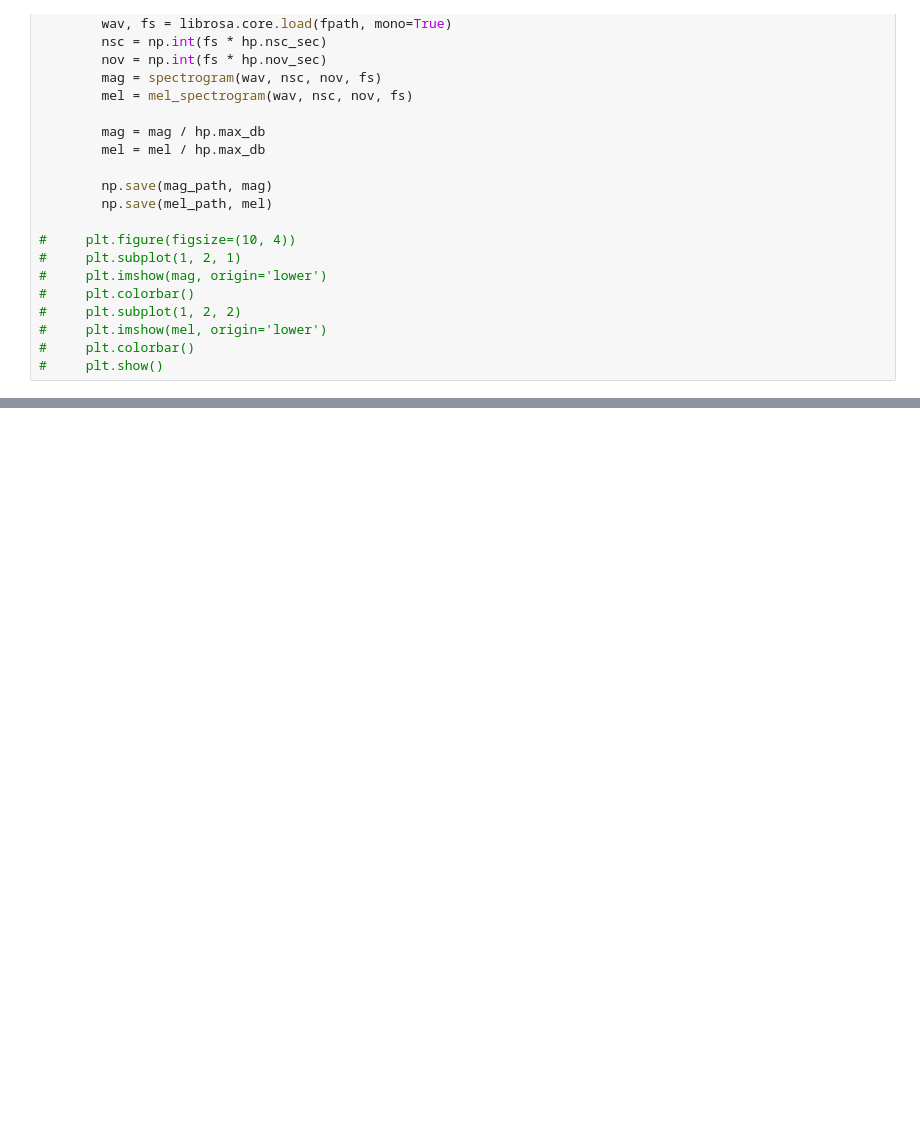
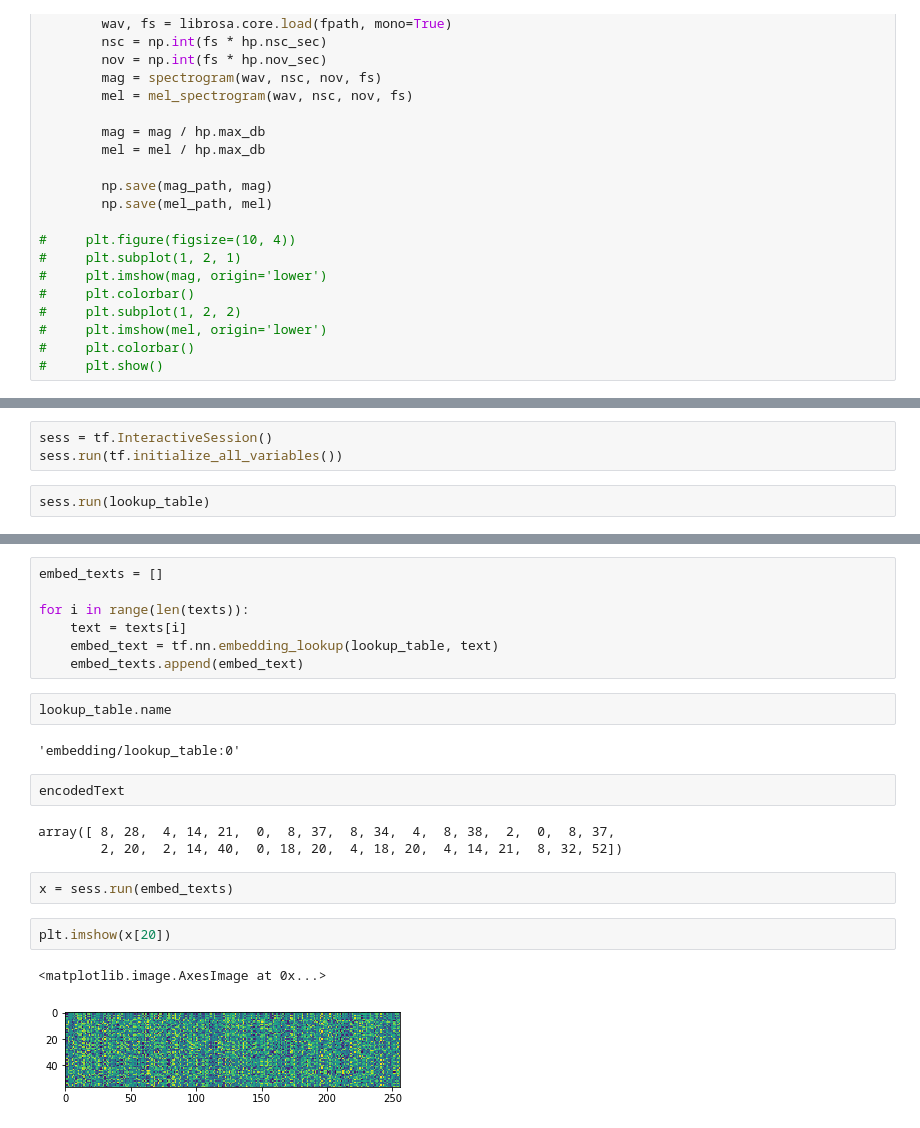
Before and after one commit to Joovvhan/tacotron-korean, a Jupyter notebook: src/main.ipynb, the cells around one changed output, grey strips where cells are left out. Saved outputs shown, nothing was run; the diff lists cells and outputs as text; blank space fills up the shorter version.

Commit message:
Added embedding

```diff
--- a/src/main.ipynb
+++ b/src/main.ipynb
@@ -99,0 +106,5 @@ for i in tqdm(range(0, len(fnames))):
+# %%
+sess = tf.InteractiveSession()
+sess.run(tf.initialize_all_variables())
+# %%
+sess.run(lookup_table)
@@ -99,0 +125,23 @@ for i in tqdm(range(0, len(fnames))):
+# %%
+embed_texts = []
+
+for i in range(len(texts)):
+    text = texts[i]
+    embed_text = tf.nn.embedding_lookup(lookup_table, text)
+    embed_texts.append(embed_text)
+# %%
+lookup_table.name
+# %% [output]
+'embedding/lookup_table:0'
+# %%
+encodedText
+# %% [output]
+array([ 8, 28,  4, 14, 21,  0,  8, 37,  8, 34,  4,  8, 38,  2,  0,  8, 37,
+        2, 20,  2, 14, 40,  0, 18, 20,  4, 18, 20,  4, 14, 21,  8, 32, 52])
+# %%
+x = sess.run(embed_texts)
+# %%
+plt.imshow(x[20])
+# %% [output]
+<matplotlib.image.AxesImage at 0x...>
+[figure, added]
```
Also changed, not shown: parts of 3 cells of this notebook, 1 other file.
